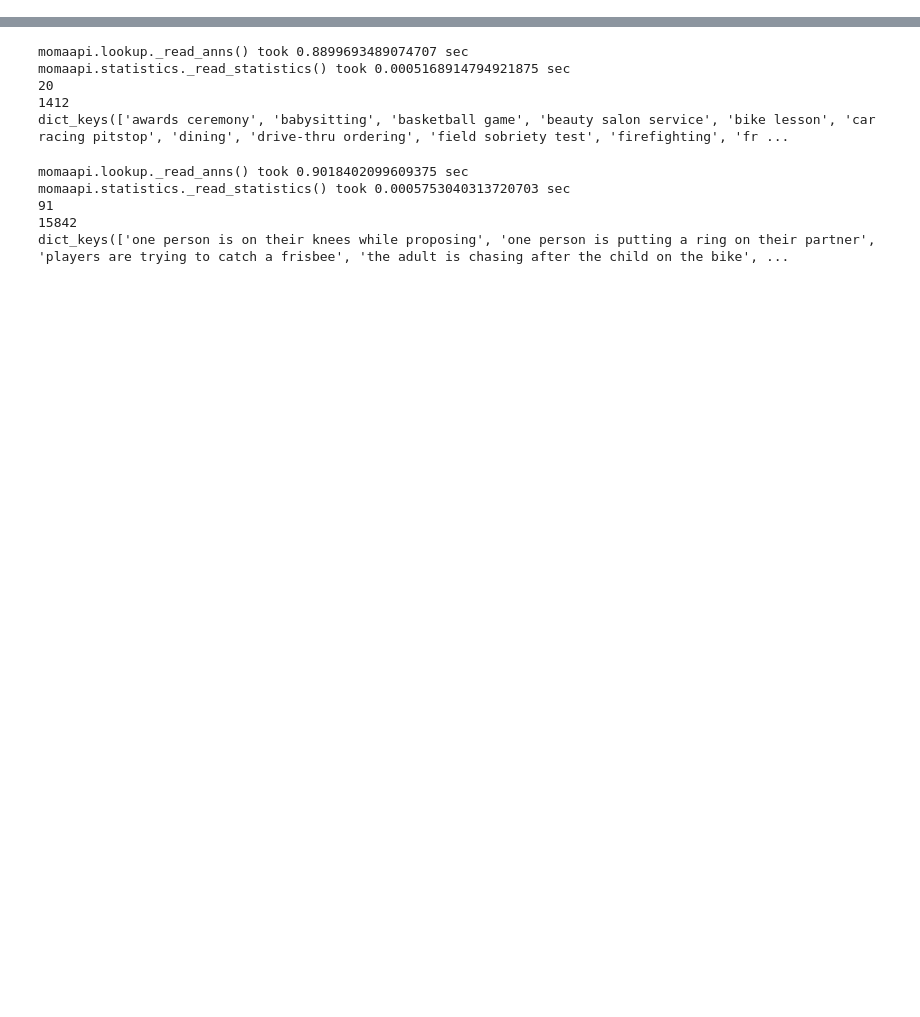
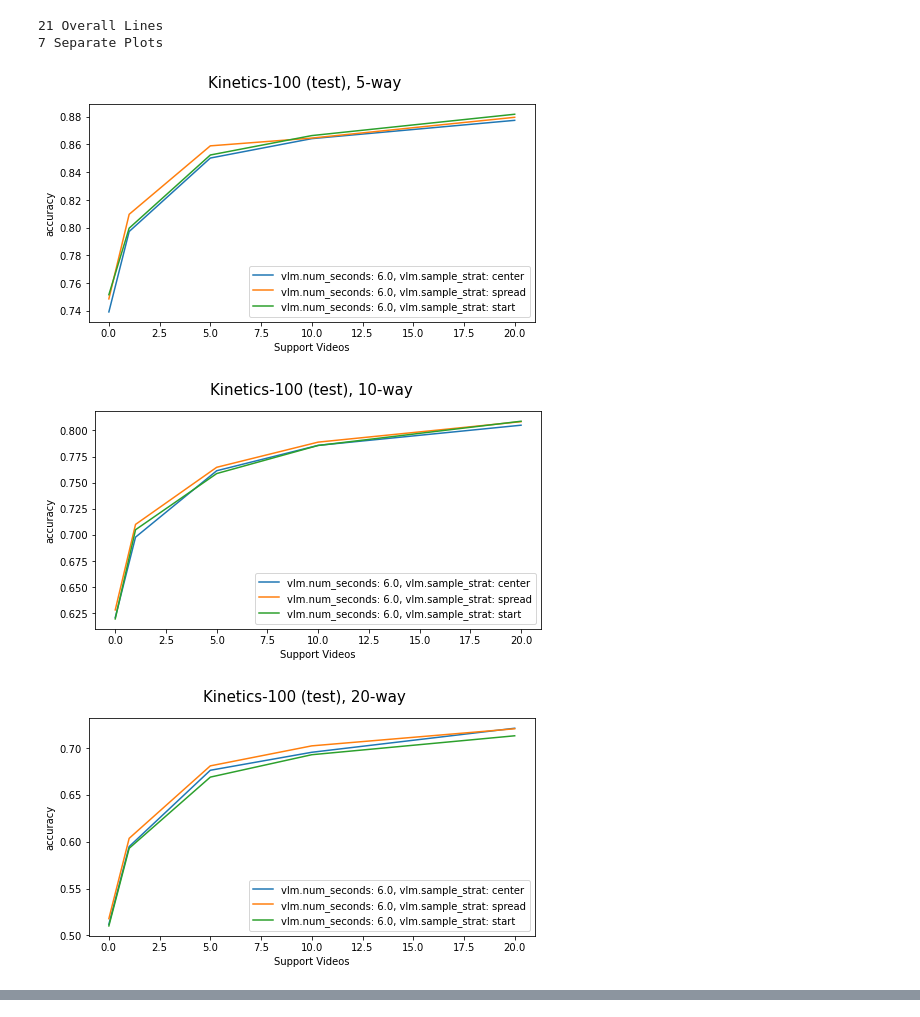
Before and after one commit to zanedurante/vlm_benchmark, a Jupyter notebook: few_shot_performance_plots.ipynb, the cells around one changed output, grey strips where cells are left out. Saved outputs shown, nothing was run; the diff lists cells and outputs as text; code cells hidden in the pictures; blank space fills up the shorter version.

Commit message:
VideoClip parameter testing

```diff
--- a/few_shot_performance_plots.ipynb
+++ b/few_shot_performance_plots.ipynb
@@ -163,0 +164,25 @@ plot(agg_results, x_col, y_col, plot_descriptor_cols, line_descriptor_cols, new_
+# %%
+
+best_text_weight_results = test_results.groupby(
+    [col for col in test_results.columns if col not in ["classifier.text_weight", "accuracy"]],
+    as_index=False, dropna=False
+).agg({"accuracy": "max"})
+
+video_clip_filter = {
+    "vlm_class": ["VideoClipVLM"],
+    "classifier_class": ["WeightedTextFewShotClassifier"],
+    "dataset": ["kinetics_100.test", "moma_act.test", "moma_sact.test"],
+    "vlm.num_seconds": [6]
+}
+x_col = "n_support"
+y_col = "accuracy"
+plot_descriptor_cols = ["dataset", "n_way"]
+line_descriptor_cols = ["vlm.num_seconds", "vlm.sample_strat"]
+
+plot(best_text_weight_results, x_col, y_col, plot_descriptor_cols, line_descriptor_cols, video_clip_filter)
+# %% [output]
+21 Overall Lines
+7 Separate Plots
+[figure, added]
+[figure, added]
+[figure, added]
@@ -181,26 +210,3 @@ temp_results = temp_results.groupby(
 ).agg({"accuracy": "max"})
 # %%
 temp_results.to_csv("temp.csv")
-# %%
-from dataset import DatasetHandler
-dataset = DatasetHandler("moma_act", "all")
-print(len(dataset.data_dict))
-print(sum([len(vids) for vids in dataset.data_dict.values()]))
-print(dataset.data_dict.keys())
-# %% [output]
-momaapi.lookup._read_anns() took 0.8899693489074707 sec
-momaapi.statistics._read_statistics() took 0.0005168914794921875 sec
-20
-1412
-dict_keys(['awards ceremony', 'babysitting', 'basketball game', 'beauty salon service', 'bike lesson', 'car racing pitstop', 'dining', 'drive-thru ordering', 'field sobriety test', 'firefighting', 'fr ...
-# %%
-dataset = DatasetHandler("moma_sact", "all")
-print(len(dataset.data_dict))
-print(sum([len(vids) for vids in dataset.data_dict.values()]))
-print(dataset.data_dict.keys())
-# %% [output]
-momaapi.lookup._read_anns() took 0.9018402099609375 sec
-momaapi.statistics._read_statistics() took 0.0005753040313720703 sec
-91
-15842
-dict_keys(['one person is on their knees while proposing', 'one person is putting a ring on their partner', 'players are trying to catch a frisbee', 'the adult is chasing after the child on the bike', ...
```
Also changed, not shown: parts of 4 cells of this notebook, 50 other files.
